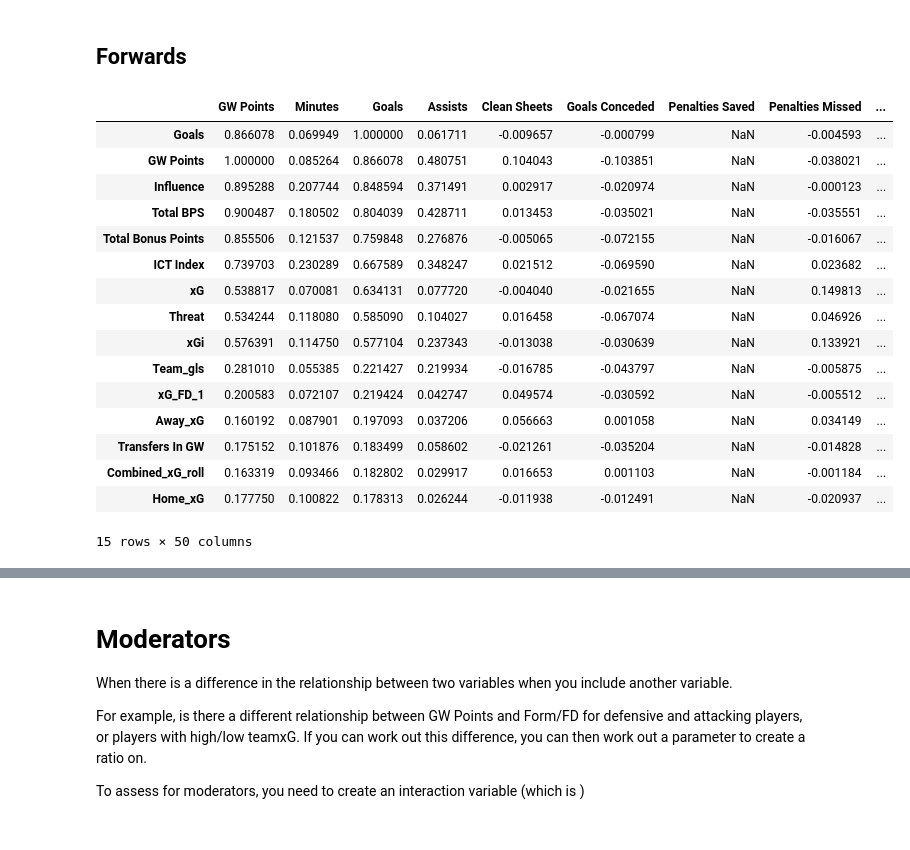
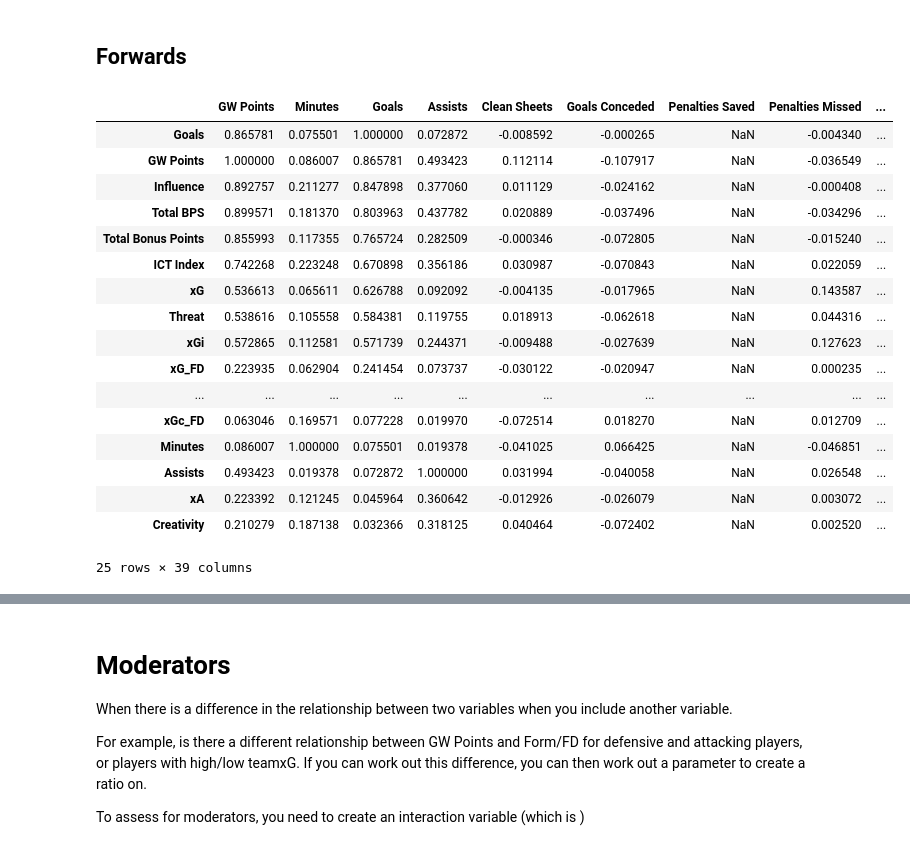
Before and after one commit to hot-squid/Fantasy-Premier-League, a Jupyter notebook: Analysis/Correlation_analysis_WIP_M3.ipynb, the cells around one changed output, grey strips where cells are left out. Cells and saved outputs as stored; diff of their text form; code cells hidden in the pictures.

Commit message:
Analysis rename

```diff
--- a/Analysis/Correlation_analysis_WIP_M3.ipynb
+++ b/Analysis/Correlation_analysis_WIP_M3.ipynb
@@ -176,3 +176,21 @@ complete['PerformanceGls'] = complete['PerformanceGls'].fillna(complete['Per 90
 complete['ExpectedxG'] = complete['ExpectedxG'].fillna(complete['Per 90 MinutesxG_pre8'])
 complete['PerformanceGls against'] = complete['PerformanceGls against'].fillna(complete['Per 90 MinutesGls against_pre8'])
 complete['ExpectedxG against'] = complete['ExpectedxG against'].fillna(complete['Per 90 MinutesxG against_pre8'])
+
+# Rename column
+complete = complete.rename(columns={'Gameweek_post8': 'Gameweek',
+                                    'PerformanceGls': 'Team_gls',
+                                    'ExpectedxG': 'TeamxG',
+                                    'PerformanceGls against': 'Team_gls_against',
+                                    'ExpectedxG against': 'TeamxG_against',
+                                    })
+
+columns_to_keep = ['Player ID', 'Name', 'Last_Name', 'Team', 'Position', 'Cost_Today',
+       'GW Points', 'Minutes', 'Goals', 'Assists', 'Clean Sheets',
+       'Goals Conceded', 'Penalties Saved', 'Penalties Missed', 'YC', 'RC',
+       'Saves', 'Total Bonus Points', 'Total BPS', 'Influence', 'Creativity',
+       'Threat', 'ICT Index', 'xG', 'xA', 'xGi', 'xGc', 'Transfers In GW',
+       'Transfers Out GW', 'Gameweek', 'Opponent', 'FD_combined',
+       'Team_gls', 'TeamxG', 'Team_gls_against', 'TeamxG_against']
+
+player_data = complete[columns_to_keep]
@@ -220,2 +260,8 @@ memory usage: 2.4+ MB
+# %%
+# Full data
+player_data = player_data.merge(player_difficulty_summary, on = ['Player ID', 'Opponent'])
+# %%
+# Create difficulty difference
+player_data['Difficulty_diff'] = player_data['Player_Difficulty'] - player_data['Opponent_Difficulty']
 # %% [markdown]
 ## Feature Engineering and rolling averages
@@ -421,17 +347,13 @@ correlations = ['GW Points', 'Minutes', 'Goals', 'Assists', 'Clean Sheets',
        'Goals Conceded', 'Penalties Saved', 'Penalties Missed', 'YC', 'RC',
        'Saves', 'Total Bonus Points', 'Total BPS', 'Influence', 'Creativity',
        'Threat', 'ICT Index', 'xG', 'xA', 'xGi', 'xGc', 'Transfers In GW',
-       'Transfers Out GW', 'Gameweek', 'Difficulty',
-       'M3_Difficulty', 'Team_gls', 'TeamxG', 'Team_gls_against',
-       'TeamxG_against', 'Home_Form_3', 'Away_Form_3', 'Combined_Form_3',
-       'F_FD_1', 'Home_xG', 'Away_xG', 'Combined_xG_roll', 'xG_FD_1',
-       'Home_xGc', 'Away_xGc', 'Combined_xGc_roll', 'xGc_FD_1',
-       'Home_team_goals', 'Away_team_goals', 'Combined_team_goals',
-       'Team_goals_FD_1', 'Home_team_goals_against', 'Away_team_goals_against',
-       'Combined_team_goals_against', 'Team_goal_against_FD_1']
+       'Transfers Out GW', 'Gameweek', 'FD_combined', 'Team_gls',
+       'TeamxG', 'Team_gls_against', 'TeamxG_against', 'Opponent_Difficulty',
+       'Player_Difficulty', 'Difficulty_diff', 'Form', 'Form_xG', 'Form_xGc',
+       'Form_Fix_Diff', 'xG_FD', 'xGc_FD', 'Form_FD']
 
 # Sort the correlation matrix
-corr = defenders[correlations].corr().sort_values(by='GW Points', ascending=False)
-corr.head(25)
+corr = defenders[correlations].corr().sort_values(by='Clean Sheets', ascending=False)
+corr.head(20)
 # %% [output]
 |  | GW Points | Minutes | Goals | Assists | Clean Sheets | Goals Conceded | Penalties Saved | Penalties Missed | ... |
@@ -457,22 +379,23 @@ corr.head(25)
 # %%
 # Sort the correlation matrix
 corr_f = attackers[correlations].corr().sort_values(by='Goals', ascending=False)
-corr_f.head(15)
+corr_f.head(25)
 # %% [output]
 |  | GW Points | Minutes | Goals | Assists | Clean Sheets | Goals Conceded | Penalties Saved | Penalties Missed | ... |
-| Goals | 0.866078 | 0.069949 | 1.000000 | 0.061711 | -0.009657 | -0.000799 | NaN | -0.004593 | ... |
-| GW Points | 1.000000 | 0.085264 | 0.866078 | 0.480751 | 0.104043 | -0.103851 | NaN | -0.038021 | ... |
-| Influence | 0.895288 | 0.207744 | 0.848594 | 0.371491 | 0.002917 | -0.020974 | NaN | -0.000123 | ... |
-| Total BPS | 0.900487 | 0.180502 | 0.804039 | 0.428711 | 0.013453 | -0.035021 | NaN | -0.035551 | ... |
-| Total Bonus Points | 0.855506 | 0.121537 | 0.759848 | 0.276876 | -0.005065 | -0.072155 | NaN | -0.016067 | ... |
-| ICT Index | 0.739703 | 0.230289 | 0.667589 | 0.348247 | 0.021512 | -0.069590 | NaN | 0.023682 | ... |
-| xG | 0.538817 | 0.070081 | 0.634131 | 0.077720 | -0.004040 | -0.021655 | NaN | 0.149813 | ... |
-| Threat | 0.534244 | 0.118080 | 0.585090 | 0.104027 | 0.016458 | -0.067074 | NaN | 0.046926 | ... |
-| xGi | 0.576391 | 0.114750 | 0.577104 | 0.237343 | -0.013038 | -0.030639 | NaN | 0.133921 | ... |
-| Team_gls | 0.281010 | 0.055385 | 0.221427 | 0.219934 | -0.016785 | -0.043797 | NaN | -0.005875 | ... |
-| xG_FD_1 | 0.200583 | 0.072107 | 0.219424 | 0.042747 | 0.049574 | -0.030592 | NaN | -0.005512 | ... |
-| Away_xG | 0.160192 | 0.087901 | 0.197093 | 0.037206 | 0.056663 | 0.001058 | NaN | 0.034149 | ... |
-| Transfers In GW | 0.175152 | 0.101876 | 0.183499 | 0.058602 | -0.021261 | -0.035204 | NaN | -0.014828 | ... |
-| Combined_xG_roll | 0.163319 | 0.093466 | 0.182802 | 0.029917 | 0.016653 | 0.001103 | NaN | -0.001184 | ... |
-| Home_xG | 0.177750 | 0.100822 | 0.178313 | 0.026244 | -0.011938 | -0.012491 | NaN | -0.020937 | ... |
+| Goals | 0.865781 | 0.075501 | 1.000000 | 0.072872 | -0.008592 | -0.000265 | NaN | -0.004340 | ... |
+| GW Points | 1.000000 | 0.086007 | 0.865781 | 0.493423 | 0.112114 | -0.107917 | NaN | -0.036549 | ... |
+| Influence | 0.892757 | 0.211277 | 0.847898 | 0.377060 | 0.011129 | -0.024162 | NaN | -0.000408 | ... |
+| Total BPS | 0.899571 | 0.181370 | 0.803963 | 0.437782 | 0.020889 | -0.037496 | NaN | -0.034296 | ... |
+| Total Bonus Points | 0.855993 | 0.117355 | 0.765724 | 0.282509 | -0.000346 | -0.072805 | NaN | -0.015240 | ... |
+| ICT Index | 0.742268 | 0.223248 | 0.670898 | 0.356186 | 0.030987 | -0.070843 | NaN | 0.022059 | ... |
+| xG | 0.536613 | 0.065611 | 0.626788 | 0.092092 | -0.004135 | -0.017965 | NaN | 0.143587 | ... |
+| Threat | 0.538616 | 0.105558 | 0.584381 | 0.119755 | 0.018913 | -0.062618 | NaN | 0.044316 | ... |
+| xGi | 0.572865 | 0.112581 | 0.571739 | 0.244371 | -0.009488 | -0.027639 | NaN | 0.127623 | ... |
+| xG_FD | 0.223935 | 0.062904 | 0.241454 | 0.073737 | -0.030122 | -0.020947 | NaN | 0.000235 | ... |
+| ... | ... | ... | ... | ... | ... | ... | ... | ... | ... |
+| xGc_FD | 0.063046 | 0.169571 | 0.077228 | 0.019970 | -0.072514 | 0.018270 | NaN | 0.012709 | ... |
+| Minutes | 0.086007 | 1.000000 | 0.075501 | 0.019378 | -0.041025 | 0.066425 | NaN | -0.046851 | ... |
+| Assists | 0.493423 | 0.019378 | 0.072872 | 1.000000 | 0.031994 | -0.040058 | NaN | 0.026548 | ... |
+| xA | 0.223392 | 0.121245 | 0.045964 | 0.360642 | -0.012926 | -0.026079 | NaN | 0.003072 | ... |
+| Creativity | 0.210279 | 0.187138 | 0.032366 | 0.318125 | 0.040464 | -0.072402 | NaN | 0.002520 | ... |
-15 rows × 50 columns
+25 rows × 39 columns
```
Also changed, not shown: parts of 15 cells of this notebook, 3 other files.
